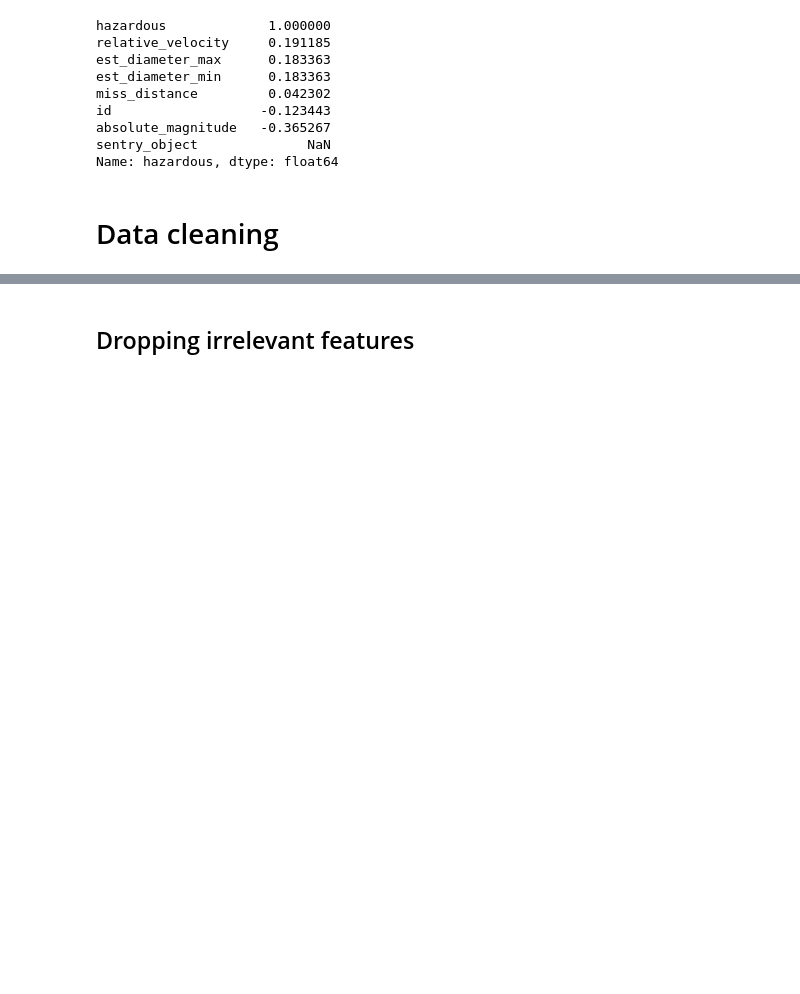
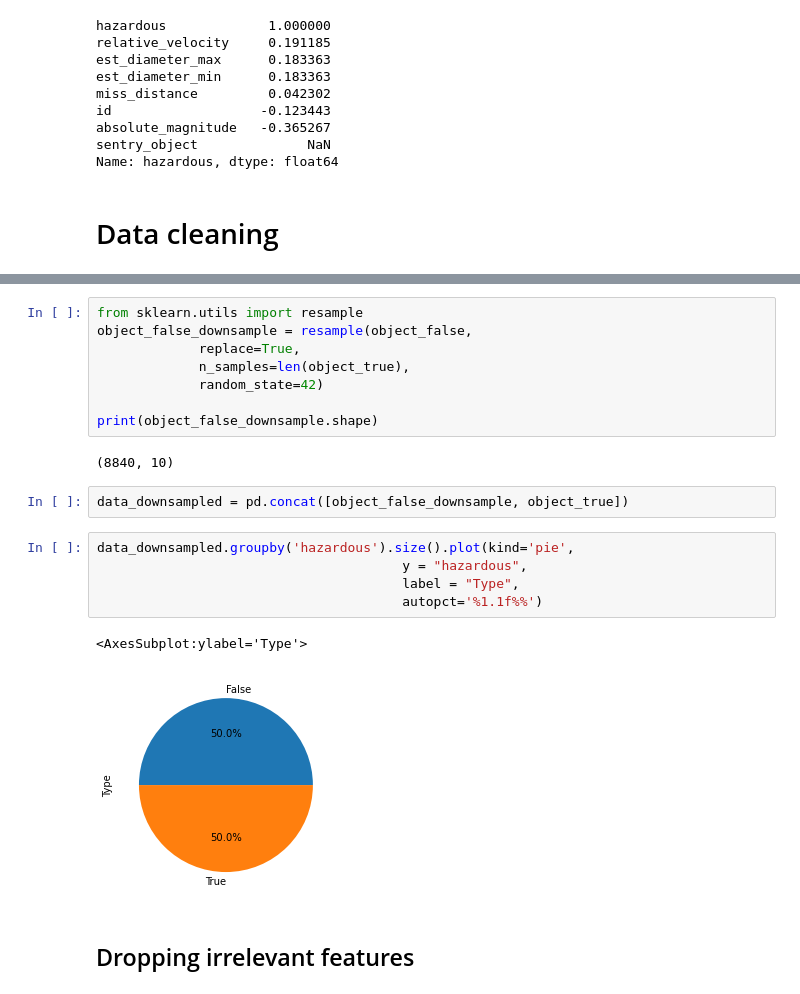
Before and after one commit to DSCKGEC/NASA-Collision-Detection, a Jupyter notebook: Nasa_nearest_earth_object_classifier.ipynb, the cells around one changed output, grey strips where cells are left out. Saved outputs shown, nothing was run; the diff lists cells and outputs as text; blank space fills up the shorter version.

```diff
--- a/Nasa_nearest_earth_object_classifier.ipynb
+++ b/Nasa_nearest_earth_object_classifier.ipynb
@@ -89,3 +113,23 @@ Name: hazardous, dtype: float64
+# %%
+from sklearn.utils import resample
+object_false_downsample = resample(object_false,
+             replace=True,
+             n_samples=len(object_true),
+             random_state=42)
+
+print(object_false_downsample.shape)
+# %% [output]
+(8840, 10)
+# %%
+data_downsampled = pd.concat([object_false_downsample, object_true])
+# %%
+data_downsampled.groupby('hazardous').size().plot(kind='pie',
+                                       y = "hazardous",
+                                       label = "Type",
+                                       autopct='%1.1f%%')
+# %% [output]
+<AxesSubplot:ylabel='Type'>
+[figure, added]
 # %% [markdown]
 ## Dropping irrelevant features
 # %%
```
Also changed, not shown: parts of 25 cells of this notebook.
